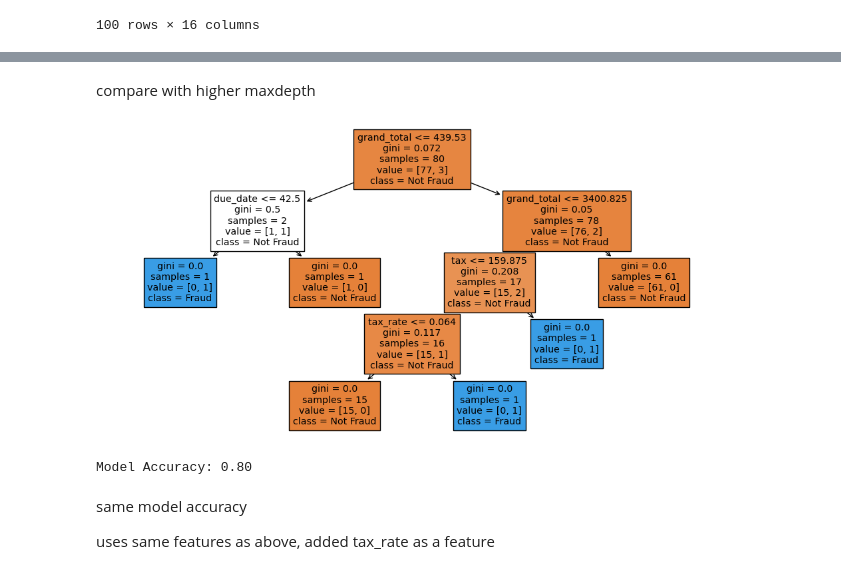
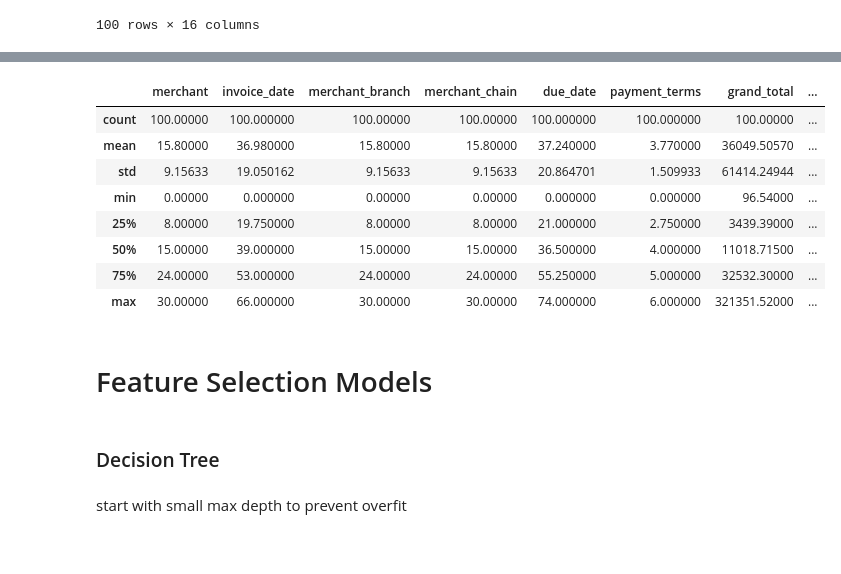
Before and after one commit to Dsivs/Capstone-Project, a Jupyter notebook: Helen_feature_engineering.ipynb, the cells around one changed output, grey strips where cells are left out. Cells and saved outputs as stored; diff of their text form; code cells hidden in the pictures.

```diff
--- a/Helen_feature_engineering.ipynb
+++ b/Helen_feature_engineering.ipynb
@@ -297,22 +271,16 @@ The tree chooses top 3 most influential features:
-# %% [markdown]
-compare with higher maxdepth
-# %%
-# Train Decision Tree
-clf = DecisionTreeClassifier(max_depth=6, random_state=42)
-clf.fit(X_train, y_train)
-
-# Plot the tree
-plt.figure(figsize=(12, 6))
-plot_tree(clf, feature_names=X.columns, class_names=['Not Fraud', 'Fraud'], filled=True)
-plt.show()
-
-# Model accuracy
-accuracy = clf.score(X_test, y_test)
-print(f"Model Accuracy: {accuracy:.2f}")
-# %% [output]
-[figure, removed]
-Model Accuracy: 0.80
-# %% [markdown]
-same model accuracy
-
-uses same features as above, added tax_rate as a feature
+# %%
+df2.describe()
+# %% [output]
+|  | merchant | invoice_date | merchant_branch | merchant_chain | due_date | payment_terms | grand_total | ... |
+| count | 100.00000 | 100.000000 | 100.00000 | 100.00000 | 100.000000 | 100.000000 | 100.00000 | ... |
+| mean | 15.80000 | 36.980000 | 15.80000 | 15.80000 | 37.240000 | 3.770000 | 36049.50570 | ... |
+| std | 9.15633 | 19.050162 | 9.15633 | 9.15633 | 20.864701 | 1.509933 | 61414.24944 | ... |
+| min | 0.00000 | 0.000000 | 0.00000 | 0.00000 | 0.000000 | 0.000000 | 96.54000 | ... |
+| 25% | 8.00000 | 19.750000 | 8.00000 | 8.00000 | 21.000000 | 2.750000 | 3439.39000 | ... |
+| 50% | 15.00000 | 39.000000 | 15.00000 | 15.00000 | 36.500000 | 4.000000 | 11018.71500 | ... |
+| 75% | 24.00000 | 53.000000 | 24.00000 | 24.00000 | 55.250000 | 5.000000 | 32532.30000 | ... |
+| max | 30.00000 | 66.000000 | 30.00000 | 30.00000 | 74.000000 | 6.000000 | 321351.52000 | ... |
+# %% [markdown]
+# Feature Selection Models
+# %% [markdown]
+### Decision Tree
@@ -318,0 +294,2 @@ uses same features as above, added tax_rate as a feature
+# %% [markdown]
+start with small max depth to prevent overfit
```
Also changed, not shown: parts of 21 cells of this notebook.
